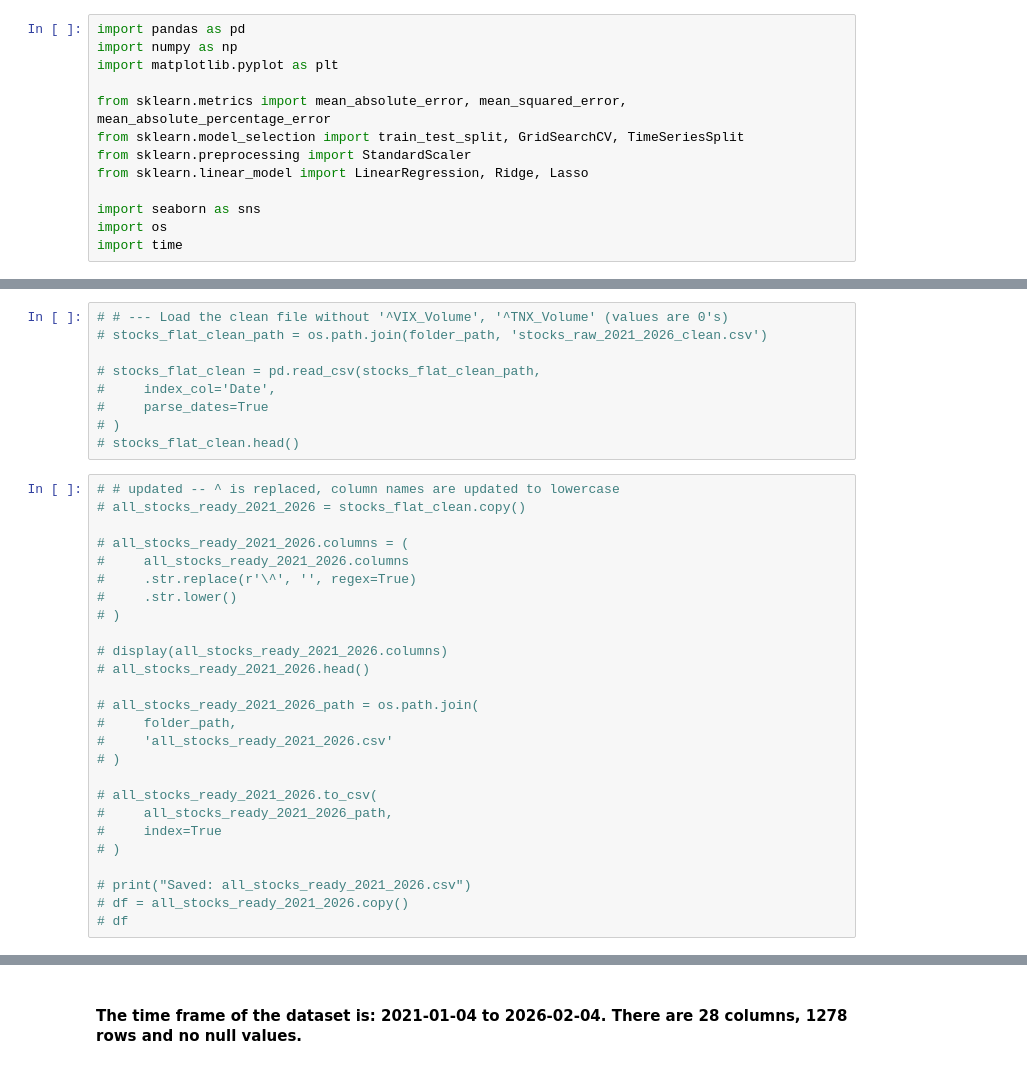
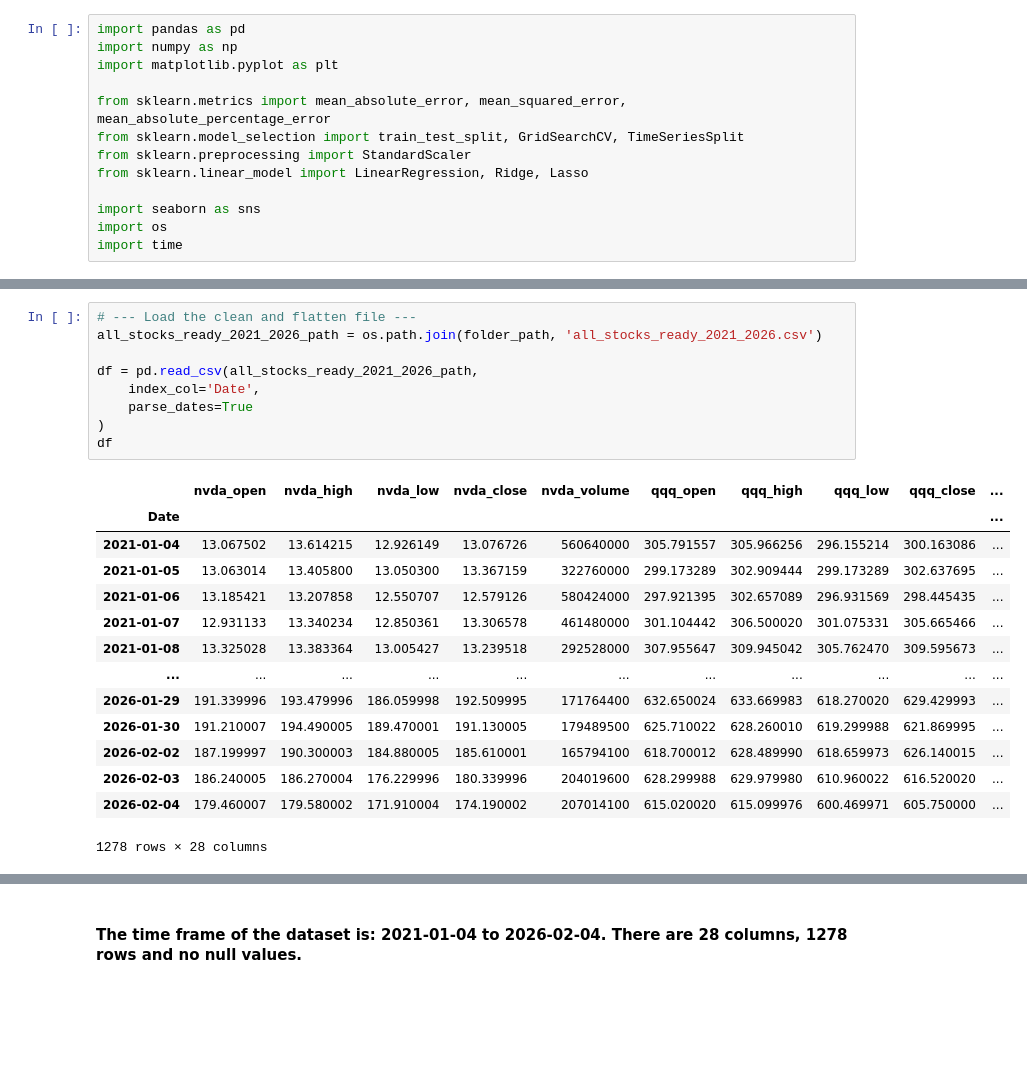
Before and after one commit to EsserMishelle/short-term-stock-forecast, a Jupyter notebook: 04_price_based_linear_models.ipynb, the cells around one changed output, grey strips where cells are left out. Drawn from its saved outputs; the diff is of its cells as text; blank space fills up the shorter version.

```diff
--- a/04_price_based_linear_models.ipynb
+++ b/04_price_based_linear_models.ipynb
@@ -34,35 +35,24 @@ Mounted at /content/drive
 # %%
-# # --- Load the clean file without '^VIX_Volume', '^TNX_Volume' (values are 0's)
-# stocks_flat_clean_path = os.path.join(folder_path, 'stocks_raw_2021_2026_clean.csv')
+# --- Load the clean and flatten file ---
+all_stocks_ready_2021_2026_path = os.path.join(folder_path, 'all_stocks_ready_2021_2026.csv')
 
-# stocks_flat_clean = pd.read_csv(stocks_flat_clean_path,
-#     index_col='Date',
-#     parse_dates=True
-# )
-# stocks_flat_clean.head()
+df = pd.read_csv(all_stocks_ready_2021_2026_path,
+    index_col='Date',
+    parse_dates=True
+)
+df
+# %% [output]
+|  | nvda_open | nvda_high | nvda_low | nvda_close | nvda_volume | qqq_open | qqq_high | qqq_low | qqq_close | ... |
+| Date |  |  |  |  |  |  |  |  |  | ... |
+| 2021-01-04 | 13.067502 | 13.614215 | 12.926149 | 13.076726 | 560640000 | 305.791557 | 305.966256 | 296.155214 | 300.163086 | ... |
+| 2021-01-05 | 13.063014 | 13.405800 | 13.050300 | 13.367159 | 322760000 | 299.173289 | 302.909444 | 299.173289 | 302.637695 | ... |
+| 2021-01-06 | 13.185421 | 13.207858 | 12.550707 | 12.579126 | 580424000 | 297.921395 | 302.657089 | 296.931569 | 298.445435 | ... |
+| 2021-01-07 | 12.931133 | 13.340234 | 12.850361 | 13.306578 | 461480000 | 301.104442 | 306.500020 | 301.075331 | 305.665466 | ... |
+| 2021-01-08 | 13.325028 | 13.383364 | 13.005427 | 13.239518 | 292528000 | 307.955647 | 309.945042 | 305.762470 | 309.595673 | ... |
+| ... | ... | ... | ... | ... | ... | ... | ... | ... | ... | ... |
+| 2026-01-29 | 191.339996 | 193.479996 | 186.059998 | 192.509995 | 171764400 | 632.650024 | 633.669983 | 618.270020 | 629.429993 | ... |
+| 2026-01-30 | 191.210007 | 194.490005 | 189.470001 | 191.130005 | 179489500 | 625.710022 | 628.260010 | 619.299988 | 621.869995 | ... |
+| 2026-02-02 | 187.199997 | 190.300003 | 184.880005 | 185.610001 | 165794100 | 618.700012 | 628.489990 | 618.659973 | 626.140015 | ... |
+| 2026-02-03 | 186.240005 | 186.270004 | 176.229996 | 180.339996 | 204019600 | 628.299988 | 629.979980 | 610.960022 | 616.520020 | ... |
+| 2026-02-04 | 179.460007 | 179.580002 | 171.910004 | 174.190002 | 207014100 | 615.020020 | 615.099976 | 600.469971 | 605.750000 | ... |
+1278 rows × 28 columns
-# %%
-# # updated -- ^ is replaced, column names are updated to lowercase
-# all_stocks_ready_2021_2026 = stocks_flat_clean.copy()
-
-# all_stocks_ready_2021_2026.columns = (
-#     all_stocks_ready_2021_2026.columns
-#     .str.replace(r'\^', '', regex=True)
-#     .str.lower()
-# )
-
-# display(all_stocks_ready_2021_2026.columns)
-# all_stocks_ready_2021_2026.head()
-
-# all_stocks_ready_2021_2026_path = os.path.join(
-#     folder_path,
-#     'all_stocks_ready_2021_2026.csv'
-# )
-
-# all_stocks_ready_2021_2026.to_csv(
-#     all_stocks_ready_2021_2026_path,
-#     index=True
-# )
-
-# print("Saved: all_stocks_ready_2021_2026.csv")
-# df = all_stocks_ready_2021_2026.copy()
-# df
```
Also changed, not shown: parts of 18 cells of this notebook.
